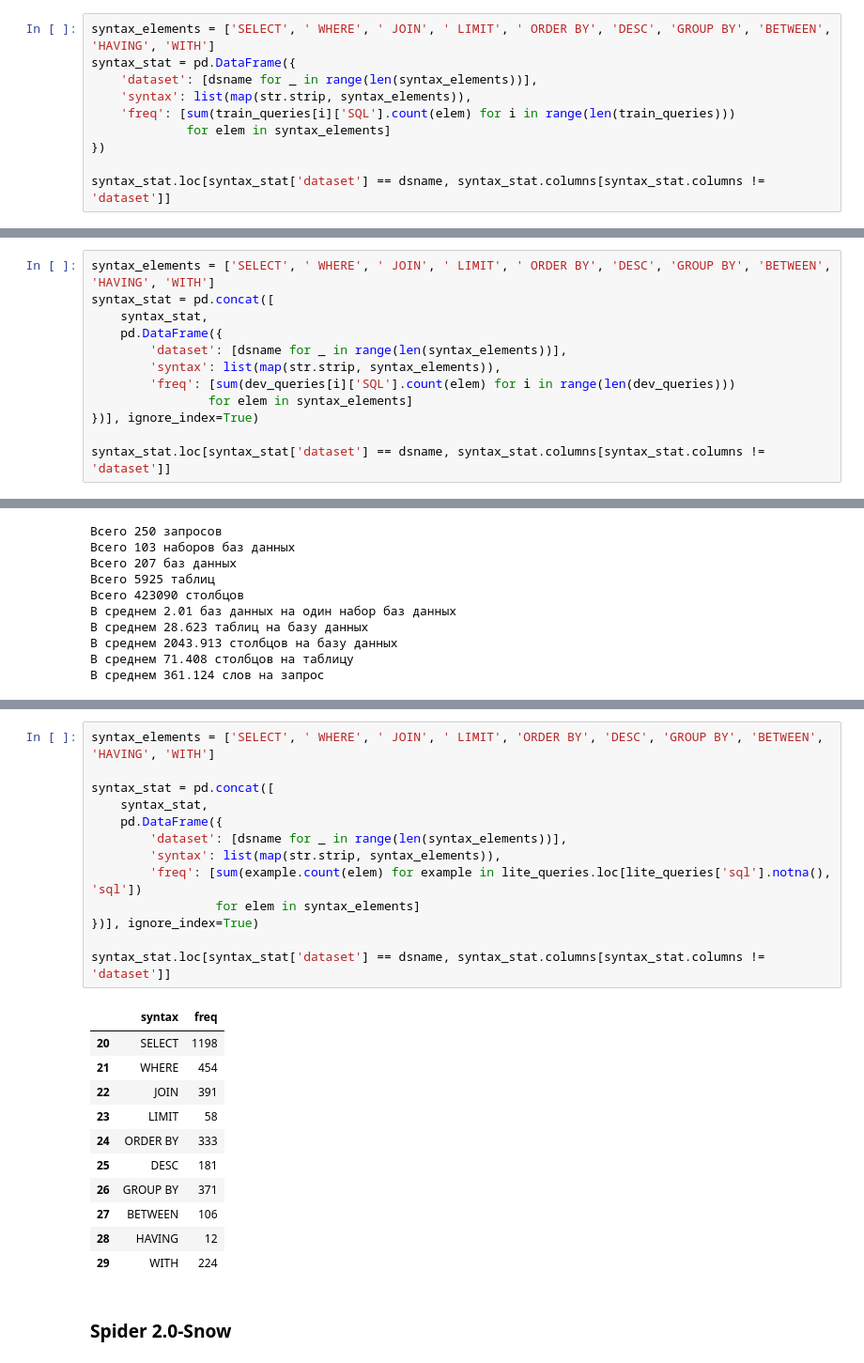
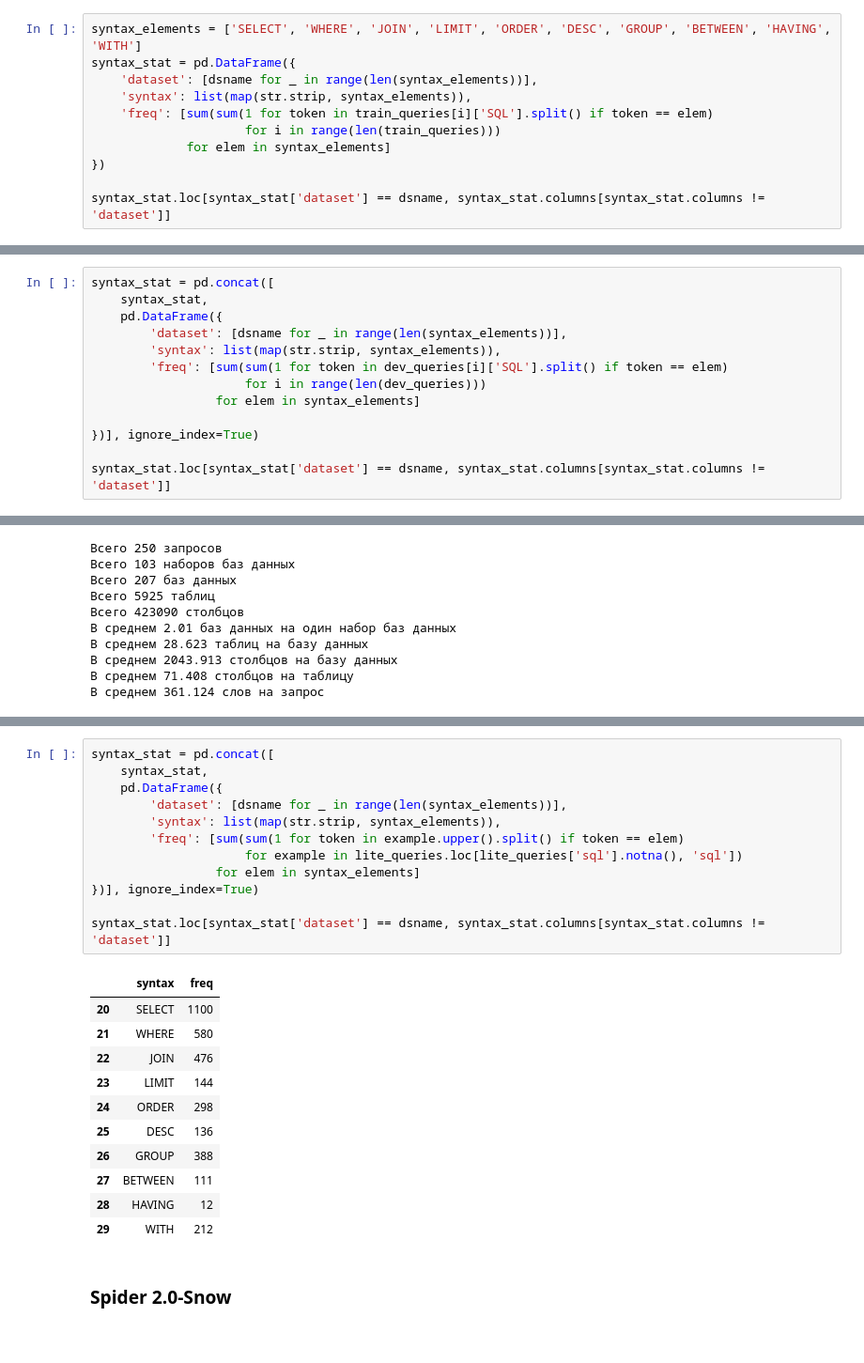
Before and after one commit to Tyferse/exploring-text-to-SQL, a Jupyter notebook: analysis/datasets_overview.ipynb, the cells around one changed output, grey strips where cells are left out. Shown at 94% size. Cells and saved outputs as stored; diff of their text form.

```diff
--- a/analysis/datasets_overview.ipynb
+++ b/analysis/datasets_overview.ipynb
@@ -99,11 +99,12 @@ list(train_queries[0].keys())
 # %% [output]
 ['db_id', 'question', 'evidence', 'SQL']
 # %%
-syntax_elements = ['SELECT', ' WHERE', ' JOIN', ' LIMIT', ' ORDER BY', 'DESC', 'GROUP BY', 'BETWEEN', 'HAVING', 'WITH']
+syntax_elements = ['SELECT', 'WHERE', 'JOIN', 'LIMIT', 'ORDER', 'DESC', 'GROUP', 'BETWEEN', 'HAVING', 'WITH']
 syntax_stat = pd.DataFrame({
     'dataset': [dsname for _ in range(len(syntax_elements))],
     'syntax': list(map(str.strip, syntax_elements)),
-    'freq': [sum(train_queries[i]['SQL'].count(elem) for i in range(len(train_queries)))
+    'freq': [sum(sum(1 for token in train_queries[i]['SQL'].split() if token == elem)
+                     for i in range(len(train_queries)))
              for elem in syntax_elements]
 })
 
@@ -224,14 +225,15 @@ list(dev_queries[0].keys())
 # %% [output]
 ['question_id', 'db_id', 'question', 'evidence', 'SQL', 'difficulty']
 # %%
-syntax_elements = ['SELECT', ' WHERE', ' JOIN', ' LIMIT', ' ORDER BY', 'DESC', 'GROUP BY', 'BETWEEN', 'HAVING', 'WITH']
 syntax_stat = pd.concat([
     syntax_stat,
     pd.DataFrame({
         'dataset': [dsname for _ in range(len(syntax_elements))],
         'syntax': list(map(str.strip, syntax_elements)),
-        'freq': [sum(dev_queries[i]['SQL'].count(elem) for i in range(len(dev_queries)))
-                for elem in syntax_elements]
+        'freq': [sum(sum(1 for token in dev_queries[i]['SQL'].split() if token == elem)
+                     for i in range(len(dev_queries)))
+                 for elem in syntax_elements]
+
 })], ignore_index=True)
 
 syntax_stat.loc[syntax_stat['dataset'] == dsname, syntax_stat.columns[syntax_stat.columns != 'dataset']]
@@ -824,28 +837,27 @@ for dialect in databases:
 # %%
-syntax_elements = ['SELECT', ' WHERE', ' JOIN', ' LIMIT', 'ORDER BY', 'DESC', 'GROUP BY', 'BETWEEN', 'HAVING', 'WITH']
-
 syntax_stat = pd.concat([
     syntax_stat,
     pd.DataFrame({
         'dataset': [dsname for _ in range(len(syntax_elements))],
         'syntax': list(map(str.strip, syntax_elements)),
-        'freq': [sum(example.count(elem) for example in lite_queries.loc[lite_queries['sql'].notna(), 'sql'])
+        'freq': [sum(sum(1 for token in example.upper().split() if token == elem)
+                     for example in lite_queries.loc[lite_queries['sql'].notna(), 'sql'])
                  for elem in syntax_elements]
 })], ignore_index=True)
 
 syntax_stat.loc[syntax_stat['dataset'] == dsname, syntax_stat.columns[syntax_stat.columns != 'dataset']]
 # %% [output]
 |  | syntax | freq |
-| 20 | SELECT | 1198 |
-| 21 | WHERE | 454 |
-| 22 | JOIN | 391 |
-| 23 | LIMIT | 58 |
-| 24 | ORDER BY | 333 |
-| 25 | DESC | 181 |
-| 26 | GROUP BY | 371 |
-| 27 | BETWEEN | 106 |
+| 20 | SELECT | 1100 |
+| 21 | WHERE | 580 |
+| 22 | JOIN | 476 |
+| 23 | LIMIT | 144 |
+| 24 | ORDER | 298 |
+| 25 | DESC | 136 |
+| 26 | GROUP | 388 |
+| 27 | BETWEEN | 111 |
 | 28 | HAVING | 12 |
-| 29 | WITH | 224 |
+| 29 | WITH | 212 |
 # %% [markdown]
 ### Spider 2.0-Snow
 # %%
```
Also changed, not shown: parts of 9 cells of this notebook, 5 other files.
